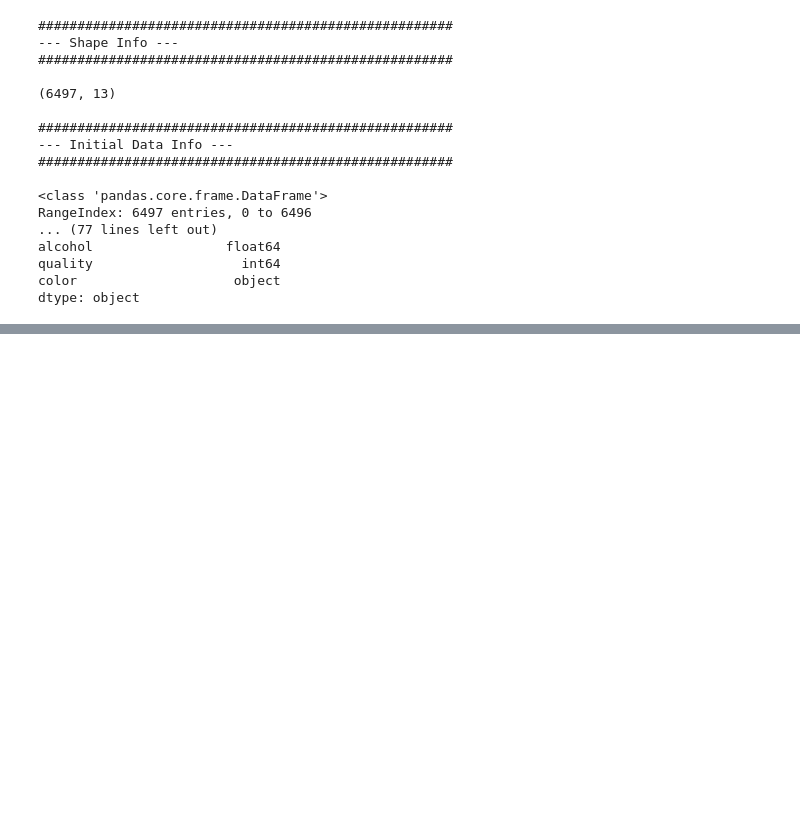
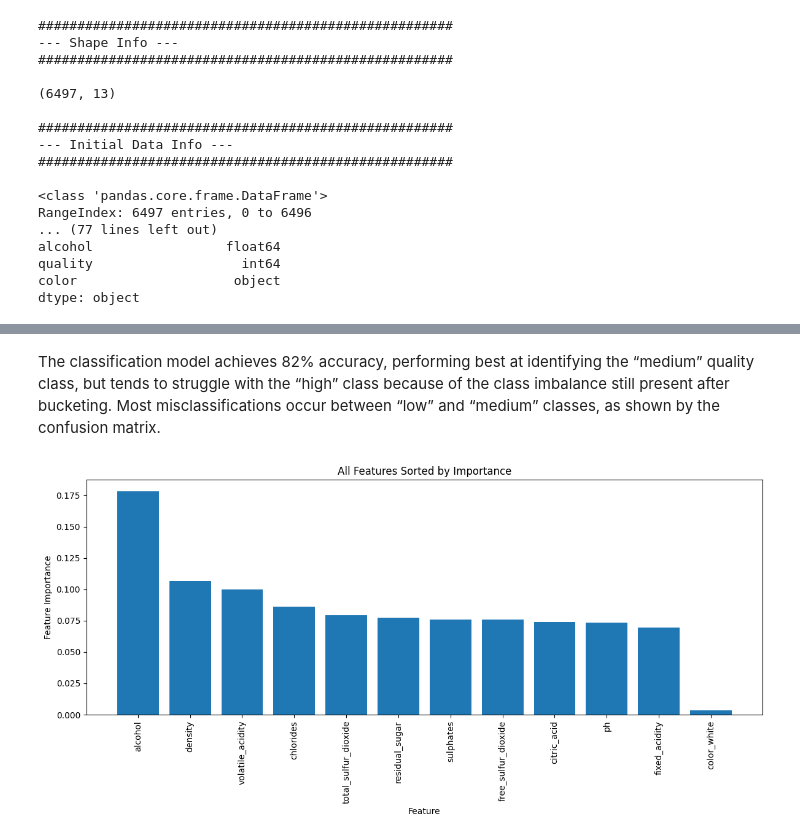
Before and after one commit to ag826/AIPI590_XAI_F25, a Jupyter notebook: Assignment_Interpretable_ML_II.ipynb, the cells around one changed output, grey strips where cells are left out. Cells and saved outputs as stored; diff of their text form; code cells hidden in the pictures; blank space fills up the shorter version.

```diff
--- a/Assignment_Interpretable_ML_II.ipynb
+++ b/Assignment_Interpretable_ML_II.ipynb
@@ -122,0 +200,38 @@ dtype: object
+# %% [markdown]
+The classification model achieves 82% accuracy, performing best at identifying the “medium” quality class, but tends to struggle with the “high” class because of the class imbalance still present after bucketing. Most misclassifications occur between “low” and “medium” classes, as shown by the confusion matrix.
+# %%
+importances = model.feature_importances_
+indices = np.argsort(importances)[::-1]
+top_n = 6
+num_features = len(importances)
+
+feature_names = X_train.columns.tolist()
+
+top_n_indices = indices[:top_n]
+top_features_names = [feature_names[i] for i in top_n_indices]
+top_features_importances = importances[top_n_indices]
+
+top_features_record = list(zip(top_features_names, top_features_importances))
+
+plt.figure(figsize=(12, 6))
+
+plt.bar(
+    range(num_features),
+    importances[indices],
+    align='center'
+)
+
+plt.xticks(
+    range(num_features),
+    [feature_names[i] for i in indices],
+    rotation=90
+)
+
+plt.ylabel("Feature Importance")
+plt.xlabel("Feature")
+plt.title(f"All Features Sorted by Importance")
+
+plt.tight_layout()
+plt.show()
+# %% [output]
+[figure, added]
```
Also changed, not shown: parts of 19 cells of this notebook.
